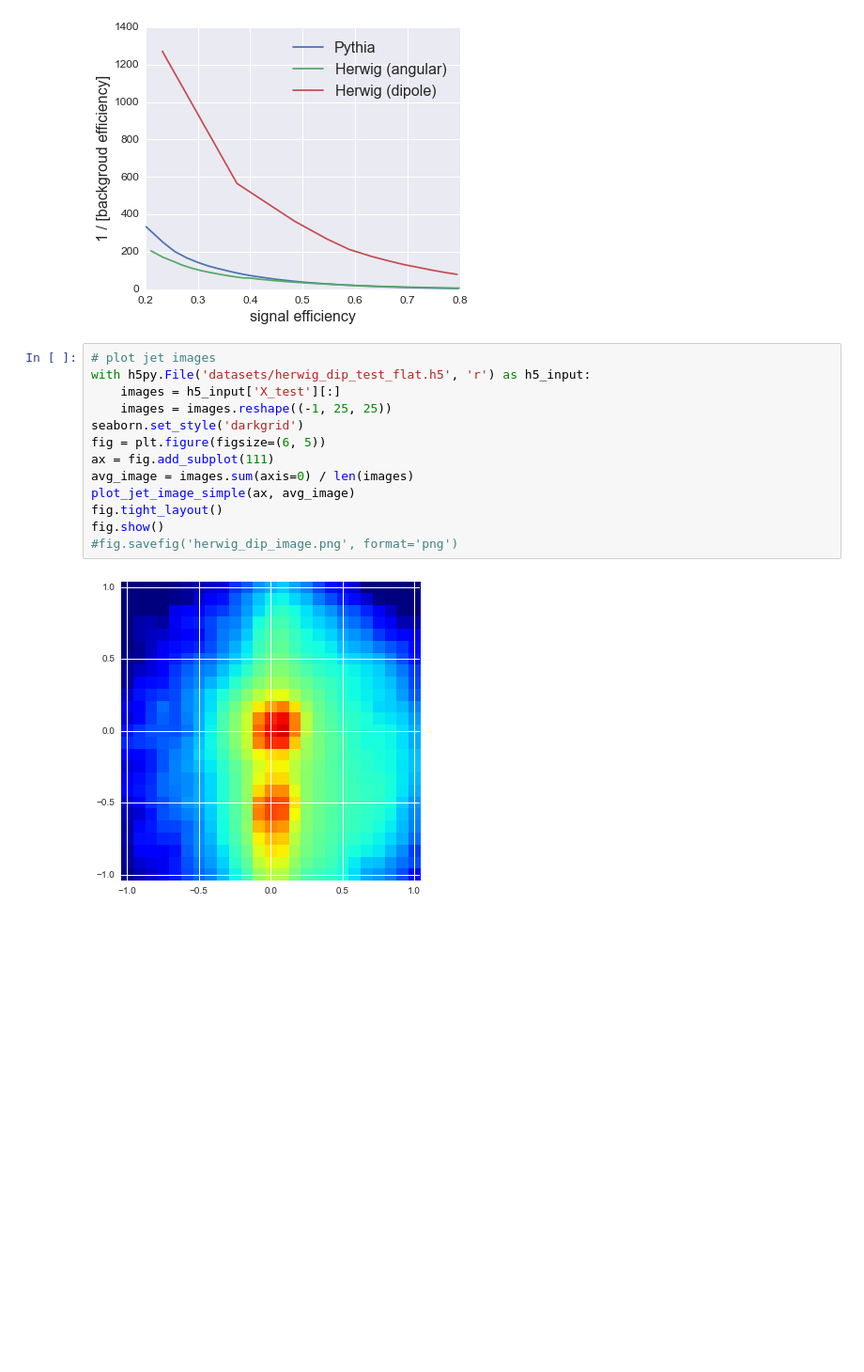
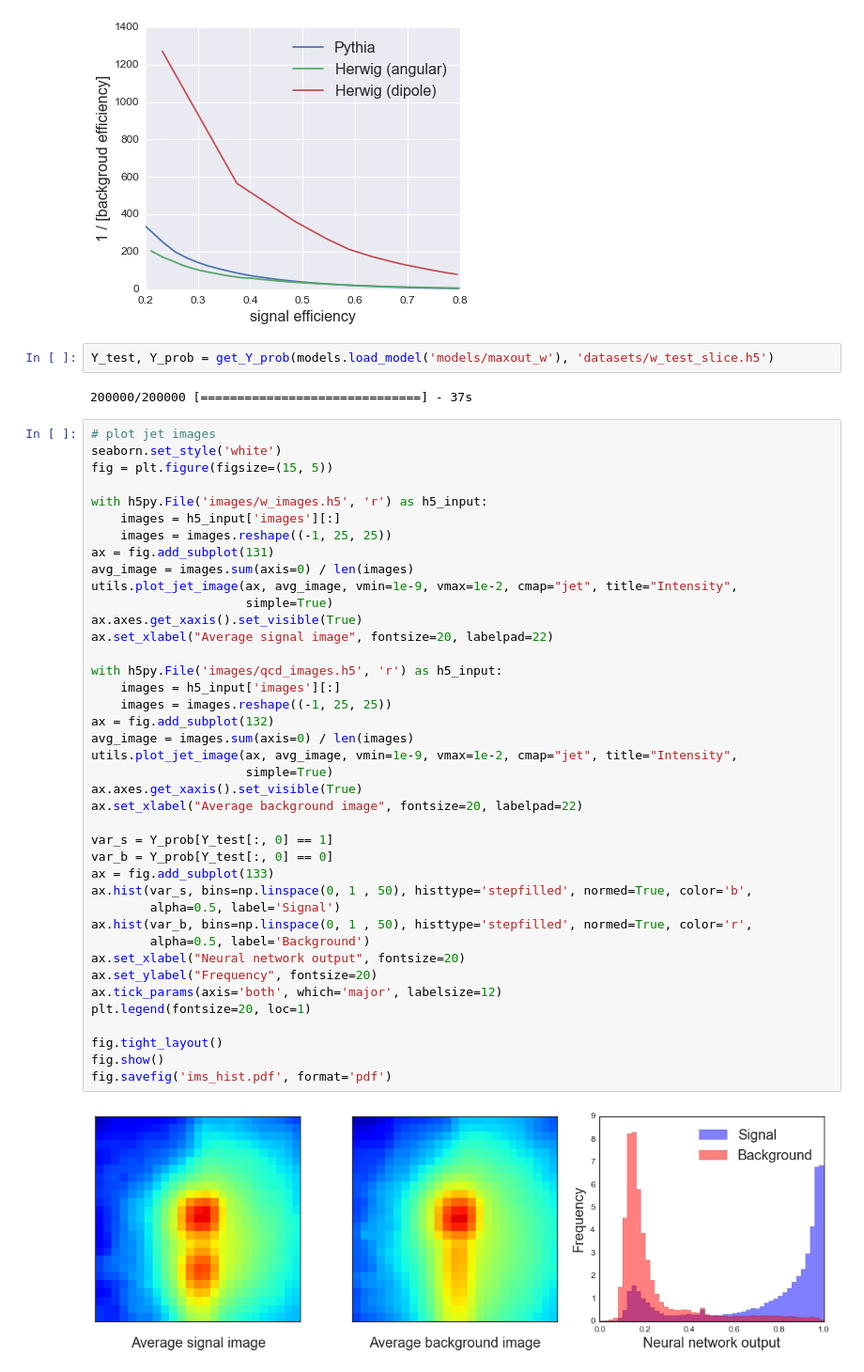
Before and after one commit to deepjets/deepjets, a Jupyter notebook: plots.ipynb, the cells around one changed output. Shown at 94% size. Saved outputs shown, nothing was run; the diff lists cells and outputs as text; blank space fills up the shorter version.

```diff
--- a/plots.ipynb
+++ b/plots.ipynb
@@ -179,18 +179,49 @@ utils.plot_roc_curves([roc_shrink, roc_ha, roc_hd],
                      filename='plots/gen_roc_comp.pdf')
 # %% [output]
 [figure]
-# %%
-# plot jet images
-with h5py.File('datasets/herwig_dip_test_flat.h5', 'r') as h5_input:
-    images = h5_input['X_test'][:]
-    images = images.reshape((-1, 25, 25))
-seaborn.set_style('darkgrid')
-fig = plt.figure(figsize=(6, 5))
-ax = fig.add_subplot(111)
-avg_image = images.sum(axis=0) / len(images)
-plot_jet_image_simple(ax, avg_image)
-fig.tight_layout()
-fig.show()
-#fig.savefig('herwig_dip_image.png', format='png')
-# %% [output]
-[figure, removed]
+# %%
+Y_test, Y_prob = get_Y_prob(models.load_model('models/maxout_w'), 'datasets/w_test_slice.h5')
+# %% [output]
+200000/200000 [==============================] - 37s
+# %%
+# plot jet images
+seaborn.set_style('white')
+fig = plt.figure(figsize=(15, 5))
+
+with h5py.File('images/w_images.h5', 'r') as h5_input:
+    images = h5_input['images'][:]
+    images = images.reshape((-1, 25, 25))
+ax = fig.add_subplot(131)
+avg_image = images.sum(axis=0) / len(images)
+utils.plot_jet_image(ax, avg_image, vmin=1e-9, vmax=1e-2, cmap="jet", title="Intensity",
+                     simple=True)
+ax.axes.get_xaxis().set_visible(True)
+ax.set_xlabel("Average signal image", fontsize=20, labelpad=22)
+
+with h5py.File('images/qcd_images.h5', 'r') as h5_input:
+    images = h5_input['images'][:]
+    images = images.reshape((-1, 25, 25))
+ax = fig.add_subplot(132)
+avg_image = images.sum(axis=0) / len(images)
+utils.plot_jet_image(ax, avg_image, vmin=1e-9, vmax=1e-2, cmap="jet", title="Intensity",
+                     simple=True)
+ax.axes.get_xaxis().set_visible(True)
+ax.set_xlabel("Average background image", fontsize=20, labelpad=22)
+
+var_s = Y_prob[Y_test[:, 0] == 1]
+var_b = Y_prob[Y_test[:, 0] == 0]
+ax = fig.add_subplot(133)
+ax.hist(var_s, bins=np.linspace(0, 1 , 50), histtype='stepfilled', normed=True, color='b',
+        alpha=0.5, label='Signal')
+ax.hist(var_b, bins=np.linspace(0, 1 , 50), histtype='stepfilled', normed=True, color='r',
+        alpha=0.5, label='Background')
+ax.set_xlabel("Neural network output", fontsize=20)
+ax.set_ylabel("Frequency", fontsize=20)
+ax.tick_params(axis='both', which='major', labelsize=12)
+plt.legend(fontsize=20, loc=1)
+
+fig.tight_layout()
+fig.show()
+fig.savefig('ims_hist.pdf', format='pdf')
+# %% [output]
+[figure, added]
```
Also changed, not shown: parts of 4 cells of this notebook, 1 other file.
